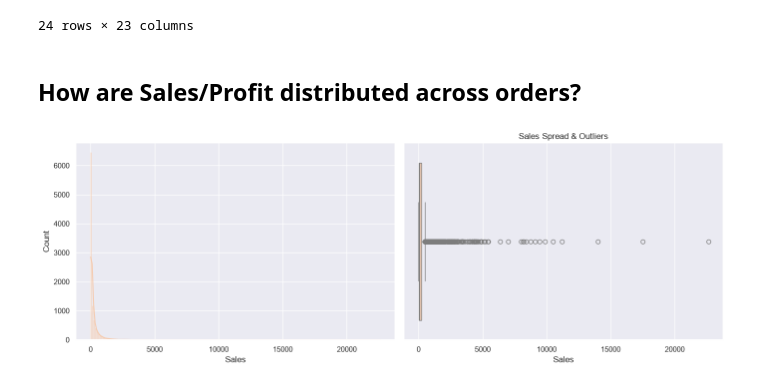
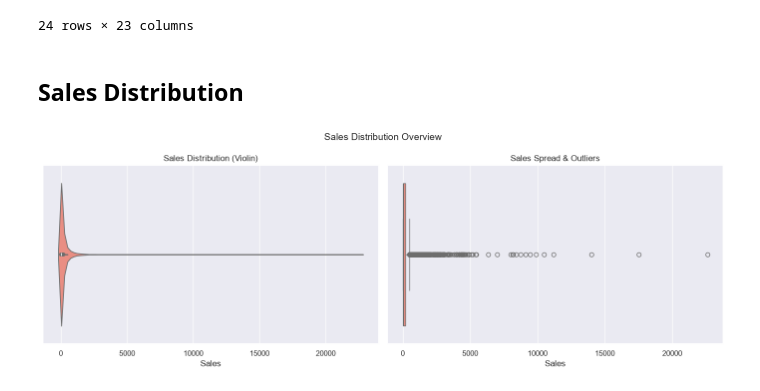
Before and after one commit to 00carter/Mini-Project-1, a Jupyter notebook: documentation/superstore_eda_&_statistical_analysis_doc.ipynb, the cells around one changed output. Drawn from its saved outputs; the diff is of its cells as text; code cells hidden in the pictures.

```diff
--- a/documentation/superstore_eda_&_statistical_analysis_doc.ipynb
+++ b/documentation/superstore_eda_&_statistical_analysis_doc.ipynb
@@ -286,18 +289,23 @@ same_day_shipping[shipping_filter]
 | 9719 | CA-2018-108210 | 2018-05-30 | 2018-05-31 | Same Day | AT-10735 | Annie Thurman | Consumer | United States | ... |
 24 rows × 23 columns
 # %% [markdown]
-## <b>How are Sales/Profit distributed across orders?</b>
+## <b>Sales Distribution</b>
 # %%
 fig, axes = plt.subplots(1, 2, figsize=(14, 5))
 
-sns.histplot(data=df, x="Sales", kde=True, ax=axes[0])
-plt.title("Sales Distribution")
+sns.violinplot(data=df, x="Sales", ax=axes[0], color="salmon")
+axes[0].set_title("Sales Distribution (Violin)")
+axes[0].set_xlabel("Sales")
 
-sns.boxplot(data=df, x="Sales")
-plt.title("Sales Spread & Outliers")
+sns.boxplot(data=df, x="Sales", ax=axes[1], color="salmon")
+axes[1].set_title("Sales Spread & Outliers")
+axes[1].set_xlabel("Sales")
 
+plt.suptitle("Sales Distribution Overview", fontsize=14)
 plt.tight_layout()
 plt.show()
+
+#Graphs looks very skewed due to the presence of outliers discovered in the cleaning phase.
 # %% [output]
-[figure, old version]
+[figure, new version]
 # %% [markdown]
```
Also changed, not shown: parts of 7 cells of this notebook, 5 other files.
